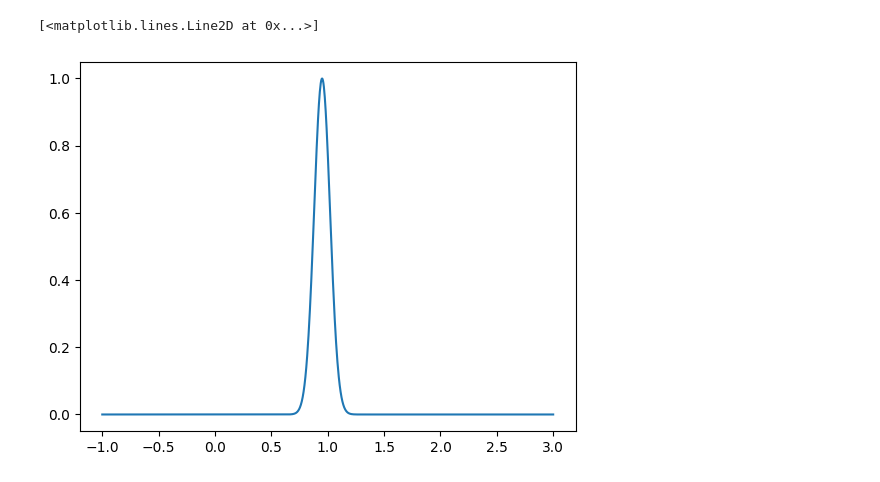
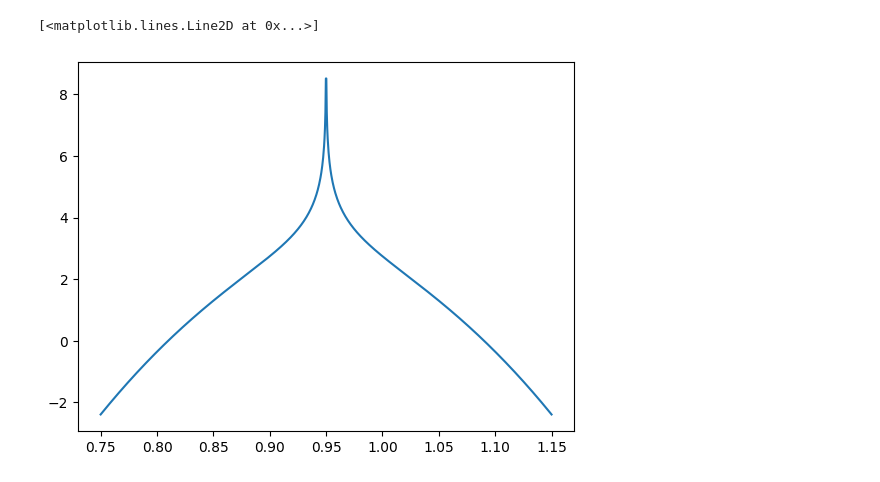
Before and after one commit to JeffersonLab/SciOptControlToolkit, a Jupyter notebook: jlab_rl/TF_GenModel_CEBAFContraintCircle.ipynb, the cells around one changed output. Drawn from its saved outputs; the diff is of its cells as text; code cells hidden in the pictures.

```diff
--- a/jlab_rl/TF_GenModel_CEBAFContraintCircle.ipynb
+++ b/jlab_rl/TF_GenModel_CEBAFContraintCircle.ipynb
@@ -181,9 +181,15 @@ plt.legend()
-# %%
-test_state = np.linspace(-1,3,1000)
-ideal_r = 0.95
-reward = np.exp(-100*np.square(test_state-ideal_r))
-plt.plot(test_state,reward)
-#plt.yscale('log')
-# %% [output]
-[<matplotlib.lines.Line2D at 0x...>]
-[figure, removed]
+# %%
+test_state = np.linspace(.75,1.15,1000)
+ideal_r = 0.95
+sqr_reward = -np.log((test_state-ideal_r)**2)
+#reward = np.exp(-100*np.square(test_state-ideal_r))
+#plt.plot(test_state,sqr_reward)
+#plt.plot(test_state,np.divide(1.,np.abs(test_state-ideal_r)))
+#plt.plot(test_state,-np.abs(test_state-ideal_r))
+#plt.plot(test_state,-np.log(np.abs(test_state-ideal_r)))
+#plt.plot(test_state, -np.square(test_state-ideal_r))
+plt.plot(test_state, -np.log(np.abs(test_state-ideal_r))-100*np.square(test_state-ideal_r))
+#plt.yscale('log')
+# %% [output]
+[<matplotlib.lines.Line2D at 0x...>]
+[figure, added]
```
Also changed, not shown: parts of 6 cells of this notebook, 3 other files.
